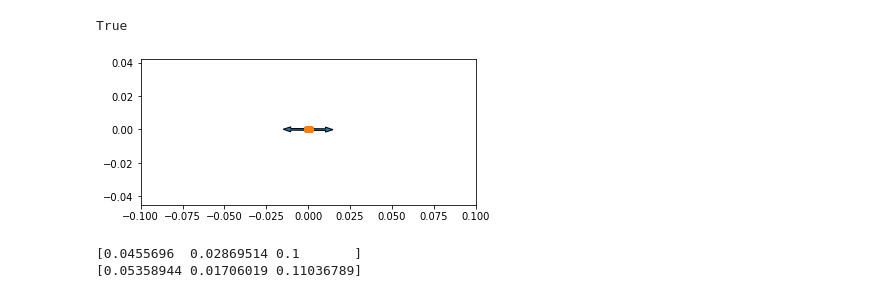
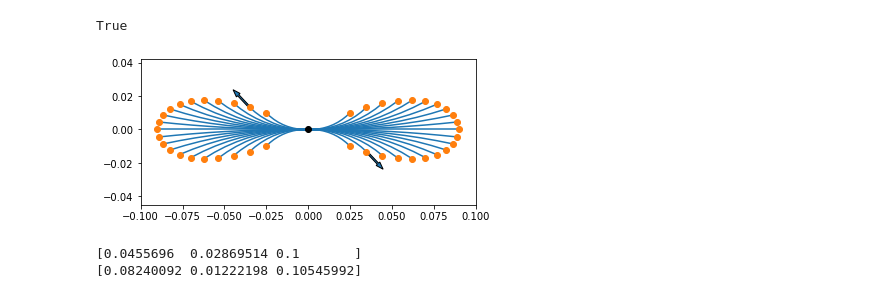
Before and after one commit to EmDash00/NonholonomicRRT, a Jupyter notebook: Theory of Operation.ipynb, the cells around one changed output. Drawn from its saved outputs; the diff is of its cells as text; code cells hidden in the pictures.

```diff
--- a/Theory of Operation.ipynb
+++ b/Theory of Operation.ipynb
@@ -93,23 +93,22 @@ for i in range(N_v):
     for j in range(1, N_t):
         primatives[j, i, :, 0] = (
             primatives[j - 1, i, :, 0] +
-            v * np.cos(phi) * np.cos(primatives[j - 1, i, :, 2] * 2 * pi) * dt
+            v * np.cos(phi) * np.cos(primatives[j - 1, i, :, 2] * pi) * dt
         )
 
         primatives[j, i, :, 1] = (
             primatives[j - 1, i, :, 1] +
-            v * np.cos(phi) * np.sin(primatives[j - 1, i, :, 2] * 2 * pi) * dt
+            v * np.cos(phi) * np.sin(primatives[j - 1, i, :, 2] * pi) * dt
         )
 
         primatives[j, i, :, 2] = (
             primatives[j - 1, i, :, 2] +
-            v / L * np.sin(phi) / (2 * pi) * dt
+            v / L * np.sin(phi) / (pi) * dt
         )
 
-primatives[..., 2] -= np.floor(primatives[..., 2])
+#primatives[..., 2] -= np.floor(primatives[..., 2])
 neg_prim[..., :2] = -primatives[..., :2]
-neg_prim[..., 2] = primatives[..., 2] + 0.5
-neg_prim[..., 2] -= np.floor(neg_prim[..., 2])
+neg_prim[..., 2] = primatives[..., 2] + 1
 
 candidates = primatives[-1]
 neg_candidates = neg_prim[-1]
@@ -146,34 +145,34 @@ for i in range(N_v):
 # %%
 fig, ax = plt.subplots(subplot_kw={'aspect': 'equal'})
 ax.set_xlim([-0.1, 0.1])
 ax.set_ylim([-0.045, 0.042])
 
-idx = 1
+idx = 100
 
 for i in range(primatives.shape[2]):
     ax.plot(primatives[:, idx, i, 0], primatives[:, idx, i, 1], 'C0')
     ax.plot(neg_prim[:, idx, i, 0], neg_prim[:, idx, i, 1], 'C0')
 
 ax.plot(0, 0, 'ko')
 
 ax.plot(candidates[idx, :, 0],  candidates[idx, :, 1], 'C1o')
 ax.plot(neg_candidates[idx, :,  0],  neg_candidates[idx, :, 1], 'C1o')
 
 c_idx = 1
 
-dx = np.cos(candidates[idx, c_idx, 2] * 2 * pi) / 100
-dy = np.sin(candidates[idx, c_idx, 2] * 2 * pi) / 100
+dx = np.cos(candidates[idx, c_idx, 2] * pi) / 100
+dy = np.sin(candidates[idx, c_idx, 2] * pi) / 100
 
 ax.arrow(candidates[idx, c_idx, 0], candidates[idx, c_idx, 1], dx, dy)
 
-dx = np.cos(neg_candidates[idx, c_idx, 2] * 2 * pi) / 100
-dy = np.sin(neg_candidates[idx, c_idx, 2] * 2 * pi) / 100
+dx = np.cos(neg_candidates[idx, c_idx, 2] * pi) / 100
+dy = np.sin(neg_candidates[idx, c_idx, 2] * pi) / 100
 
 ax.arrow(neg_candidates[idx, c_idx, 0], neg_candidates[idx, c_idx, 1], dx, dy)
 
 plt.show()
 # %% [output]
-[figure, old version]
+[figure, new version]
 # %%
 p = np.array([0.6, 0.4, 0.1])
 n = np.array([0.62, 0.45, 0.2])
@@ -185,5 +184,5 @@ print(x)
 print(n_primative)
 # %% [output]
 [0.0455696  0.02869514 0.1       ]
-[0.05358944 0.01706019 0.11036789]
+[0.08240092 0.01222198 0.10545992]
 # %%
```
Also changed, not shown: parts of 1 cell of this notebook, 4 other files.
